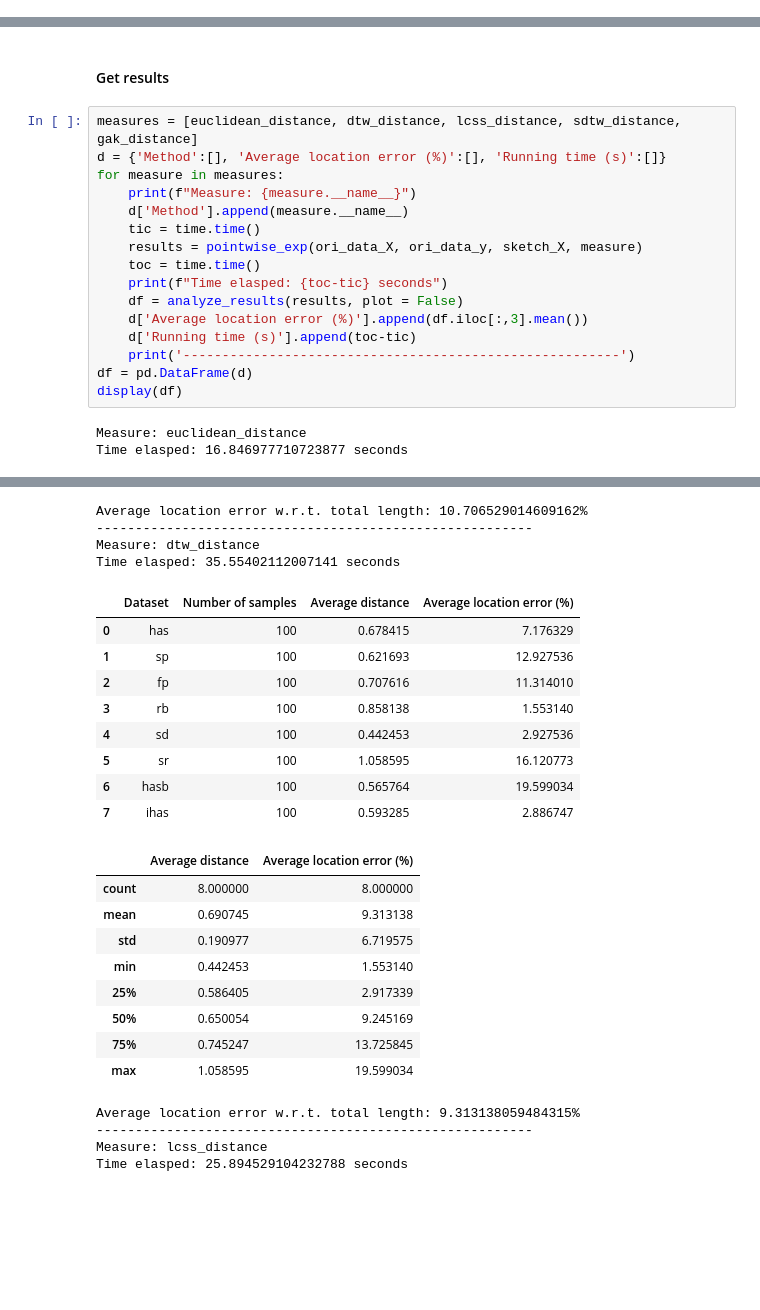
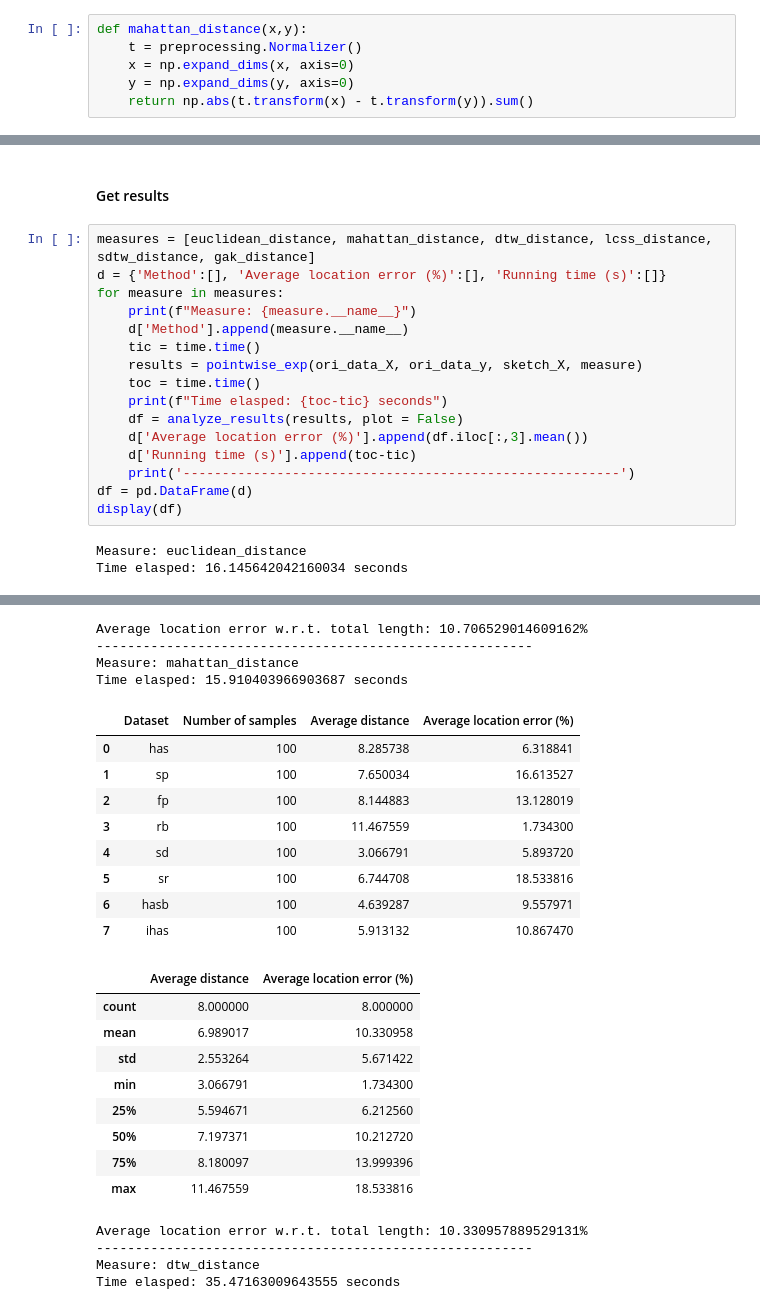
Before and after one commit to SunHaotian14/Qetch_Plus, a Jupyter notebook: Crowd-Study Data/Experiment.ipynb, the cells around one changed output, grey strips where cells are left out. Drawn from its saved outputs; the diff is of its cells as text; blank space fills up the shorter version.

Commit message:
add manhattan distance

```diff
--- a/Crowd-Study Data/Experiment.ipynb
+++ b/Crowd-Study Data/Experiment.ipynb
@@ -84,3 +86,9 @@ def euclidean_distance(x,y):
+# %%
+def mahattan_distance(x,y):
+    t = preprocessing.Normalizer()
+    x = np.expand_dims(x, axis=0)
+    y = np.expand_dims(y, axis=0)
+    return np.abs(t.transform(x) - t.transform(y)).sum()
 # %% [markdown]
 #### Dynamic Time Warping (DTW)
 Based on tslearn: https://github.com/tslearn-team/tslearn/
@@ -234,7 +242,7 @@ def analyze_results(results, plot = True, ori_data_X=ori_data_X, ori_data_Y=ori_
 # %% [markdown]
 #### Get results
 # %%
-measures = [euclidean_distance, dtw_distance, lcss_distance, sdtw_distance, gak_distance]
+measures = [euclidean_distance, mahattan_distance, dtw_distance, lcss_distance, sdtw_distance, gak_distance]
 d = {'Method':[], 'Average location error (%)':[], 'Running time (s)':[]}
 for measure in measures:
     print(f"Measure: {measure.__name__}")
@@ -245,55 +253,55 @@ for measure in measures:
     print(f"Time elasped: {toc-tic} seconds")
     df = analyze_results(results, plot = False)
     d['Average location error (%)'].append(df.iloc[:,3].mean())
     d['Running time (s)'].append(toc-tic)
     print('--------------------------------------------------------')
 df = pd.DataFrame(d)
 display(df)
 # %% [output]
 Measure: euclidean_distance
-Time elasped: 16.846977710723877 seconds
+Time elasped: 16.145642042160034 seconds
 |  | Dataset | Number of samples | Average distance | Average location error (%) |
 | 0 | has | 100 | 0.868820 | 7.251208 |
 | 1 | sp | 100 | 0.894325 | 17.347826 |
 | 2 | fp | 100 | 1.026507 | 12.874396 |
 | 3 | rb | 100 | 1.139434 | 1.932367 |
 | 4 | sd | 100 | 0.586013 | 3.045894 |
 | 5 | sr | 100 | 1.239033 | 23.241546 |
 | 6 | hasb | 100 | 0.669684 | 8.983092 |
 | 7 | ihas | 100 | 0.752768 | 10.975904 |
 |  | Average distance | Average location error (%) |
 | count | 8.000000 | 8.000000 |
 | mean | 0.897073 | 10.706529 |
 | std | 0.227572 | 7.137291 |
 | min | 0.586013 | 1.932367 |
 | 25% | 0.731997 | 6.199879 |
 | 50% | 0.881572 | 9.979498 |
 | 75% | 1.054739 | 13.992754 |
 | max | 1.239033 | 23.241546 |
 Average location error w.r.t. total length: 10.706529014609162%
 --------------------------------------------------------
-Measure: dtw_distance
-Time elasped: 35.55402112007141 seconds
+Measure: mahattan_distance
+Time elasped: 15.910403966903687 seconds
 |  | Dataset | Number of samples | Average distance | Average location error (%) |
-| 0 | has | 100 | 0.678415 | 7.176329 |
-| 1 | sp | 100 | 0.621693 | 12.927536 |
-| 2 | fp | 100 | 0.707616 | 11.314010 |
-| 3 | rb | 100 | 0.858138 | 1.553140 |
-| 4 | sd | 100 | 0.442453 | 2.927536 |
-| 5 | sr | 100 | 1.058595 | 16.120773 |
-| 6 | hasb | 100 | 0.565764 | 19.599034 |
-| 7 | ihas | 100 | 0.593285 | 2.886747 |
+| 0 | has | 100 | 8.285738 | 6.318841 |
+| 1 | sp | 100 | 7.650034 | 16.613527 |
+| 2 | fp | 100 | 8.144883 | 13.128019 |
+| 3 | rb | 100 | 11.467559 | 1.734300 |
+| 4 | sd | 100 | 3.066791 | 5.893720 |
+| 5 | sr | 100 | 6.744708 | 18.533816 |
+| 6 | hasb | 100 | 4.639287 | 9.557971 |
+| 7 | ihas | 100 | 5.913132 | 10.867470 |
 |  | Average distance | Average location error (%) |
 | count | 8.000000 | 8.000000 |
-| mean | 0.690745 | 9.313138 |
-| std | 0.190977 | 6.719575 |
-| min | 0.442453 | 1.553140 |
-| 25% | 0.586405 | 2.917339 |
-| 50% | 0.650054 | 9.245169 |
-| 75% | 0.745247 | 13.725845 |
-| max | 1.058595 | 19.599034 |
+| mean | 6.989017 | 10.330958 |
+| std | 2.553264 | 5.671422 |
+| min | 3.066791 | 1.734300 |
+| 25% | 5.594671 | 6.212560 |
+| 50% | 7.197371 | 10.212720 |
+| 75% | 8.180097 | 13.999396 |
+| max | 11.467559 | 18.533816 |
-Average location error w.r.t. total length: 9.313138059484315%
+Average location error w.r.t. total length: 10.330957889529131%
 --------------------------------------------------------
-Measure: lcss_distance
-Time elasped: 25.894529104232788 seconds
+Measure: dtw_distance
+Time elasped: 35.47163009643555 seconds
 |  | Dataset | Number of samples | Average distance | Average location error (%) |
```
Also changed, not shown: parts of 2 cells of this notebook.
